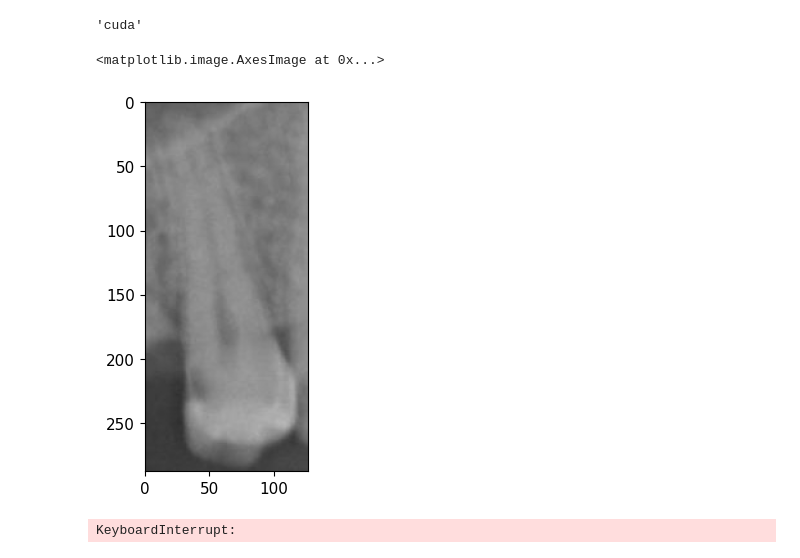
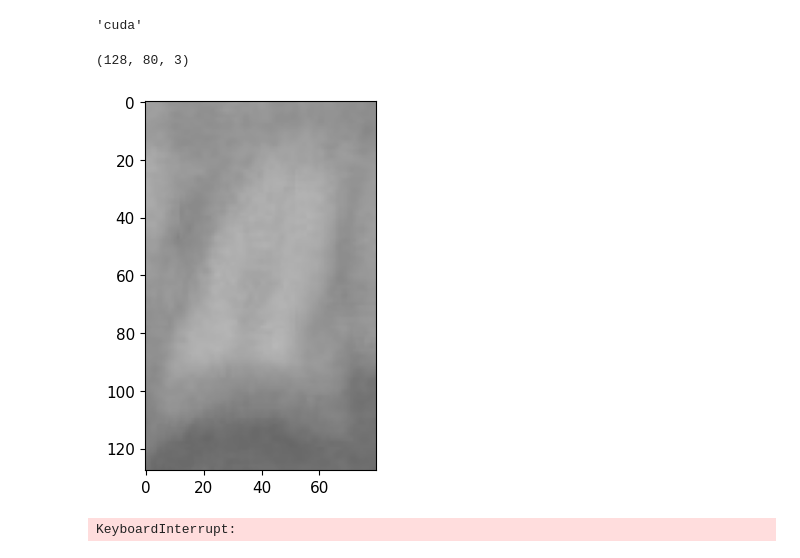
Before and after one commit to Sepuh077/Automated-dental-X-ray-analysis, a Jupyter notebook: notebooks/tooth_number_model.ipynb, the cells around one changed output. Saved outputs shown, nothing was run; the diff lists cells and outputs as text; code cells hidden in the pictures.

```diff
--- a/notebooks/tooth_number_model.ipynb
+++ b/notebooks/tooth_number_model.ipynb
@@ -33,20 +33,21 @@ i = 800
 label_path = f'../data/single_tooth_disease/labels.csv'
 # %%
 
-x = input()
-if x:
-    shutil.copy(f'../data/single_tooth/images/{i}.jpg', f'../data/single_tooth_disease/images/{i}.jpg')
-    with open(label_path, 'a') as file:
-        file.write(f'\n{i}.jpg,{x[0]},{x[1]},{x[2]},{x[3]},{x[4]}')
+# x = input()
+# if x:
+#     shutil.copy(f'../data/single_tooth/images/{i}.jpg', f'../data/single_tooth_disease/images/{i}.jpg')
+#     with open(label_path, 'a') as file:
+#         file.write(f'\n{i}.jpg,{x[0]},{x[1]},{x[2]},{x[3]},{x[4]}')
 
 i += 1
 
 image = cv2.imread(f'../data/single_tooth/images/{i}.jpg')
 
 plt.imshow(image)
+print(image.shape)
 # %% [output]
-<matplotlib.image.AxesImage at 0x...>
+(128, 80, 3)
-[figure, old version]
+[figure, new version]
 # %%
 create_all_single_images()
 # %% [output]
```
Also changed, not shown: 8 other files.
